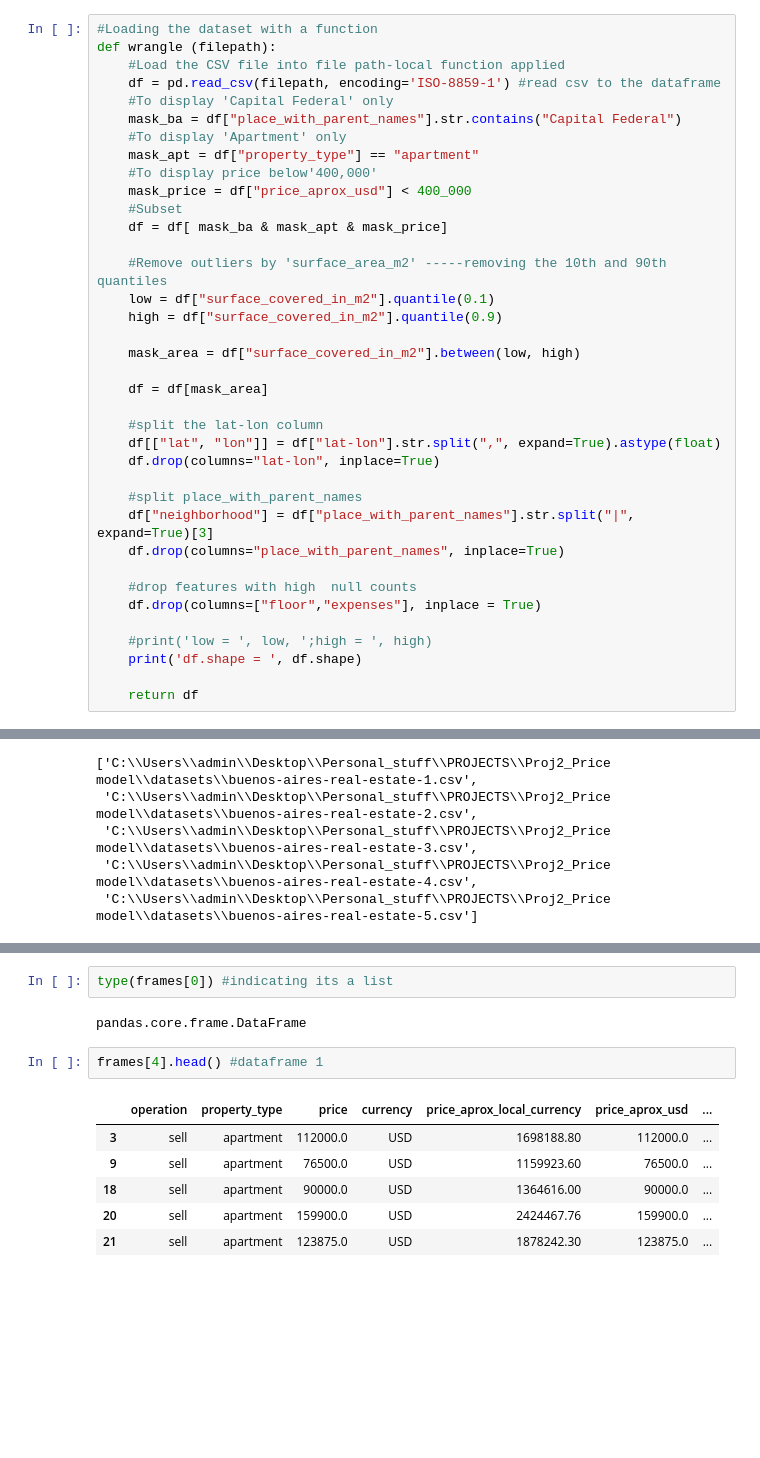
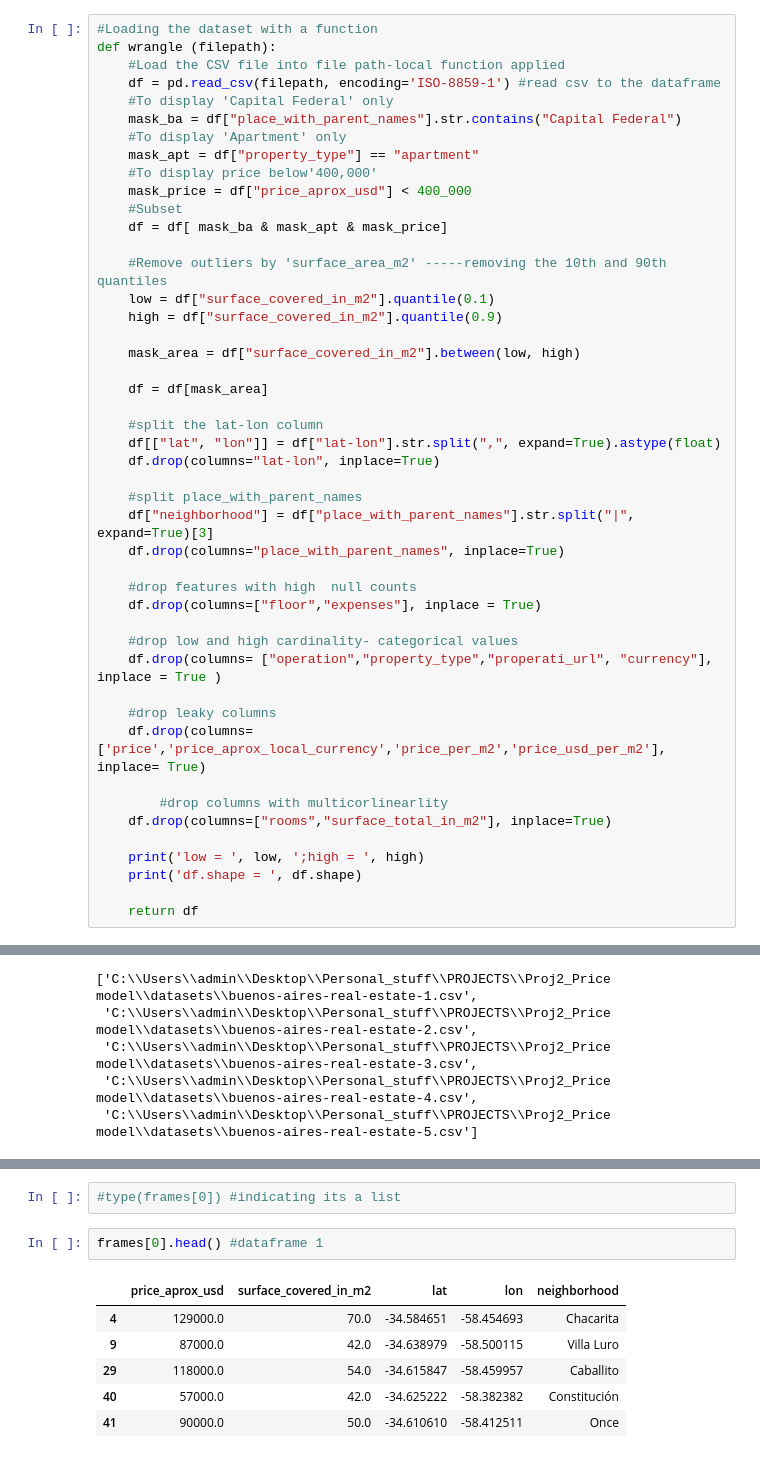
Before and after one commit to kamibrenda/BA_Apartment_LinReg, a Jupyter notebook: notebook/Predicting Price with Size, Location, and Neighborhood.ipynb, the cells around one changed output, grey strips where cells are left out. Saved outputs shown, nothing was run; the diff lists cells and outputs as text; blank space fills up the shorter version.

```diff
--- a/notebook/Predicting Price with Size, Location, and Neighborhood.ipynb
+++ b/notebook/Predicting Price with Size, Location, and Neighborhood.ipynb
@@ -52,7 +52,16 @@ def wrangle (filepath):
     #drop features with high  null counts
     df.drop(columns=["floor","expenses"], inplace = True)
 
-    #print('low = ', low, ';high = ', high)
+    #drop low and high cardinality- categorical values
+    df.drop(columns= ["operation","property_type","properati_url", "currency"], inplace = True )
+
+    #drop leaky columns
+    df.drop(columns=['price','price_aprox_local_currency','price_per_m2','price_usd_per_m2'], inplace= True)
+
+        #drop columns with multicorlinearlity
+    df.drop(columns=["rooms","surface_total_in_m2"], inplace=True)
+
+    print('low = ', low, ';high = ', high)
     print('df.shape = ', df.shape)
 
     return df
@@ -101,16 +92,14 @@ df.shape =  (1331, 15)
 # %%
-type(frames[0]) #indicating its a list
+#type(frames[0]) #indicating its a list
-# %% [output]
-pandas.core.frame.DataFrame
 # %%
-frames[4].head() #dataframe 1
+frames[0].head() #dataframe 1
 # %% [output]
-|  | operation | property_type | price | currency | price_aprox_local_currency | price_aprox_usd | ... |
-| 3 | sell | apartment | 112000.0 | USD | 1698188.80 | 112000.0 | ... |
-| 9 | sell | apartment | 76500.0 | USD | 1159923.60 | 76500.0 | ... |
-| 18 | sell | apartment | 90000.0 | USD | 1364616.00 | 90000.0 | ... |
-| 20 | sell | apartment | 159900.0 | USD | 2424467.76 | 159900.0 | ... |
-| 21 | sell | apartment | 123875.0 | USD | 1878242.30 | 123875.0 | ... |
+|  | price_aprox_usd | surface_covered_in_m2 | lat | lon | neighborhood |
+| 4 | 129000.0 | 70.0 | -34.584651 | -58.454693 | Chacarita |
+| 9 | 87000.0 | 42.0 | -34.638979 | -58.500115 | Villa Luro |
+| 29 | 118000.0 | 54.0 | -34.615847 | -58.459957 | Caballito |
+| 40 | 57000.0 | 42.0 | -34.625222 | -58.382382 | Constitución |
+| 41 | 90000.0 | 50.0 | -34.610610 | -58.412511 | Once |
 # %%
 #concatenate the dataframes
 df = pd.concat(frames, ignore_index = True)
```
Also changed, not shown: parts of 18 cells of this notebook.
